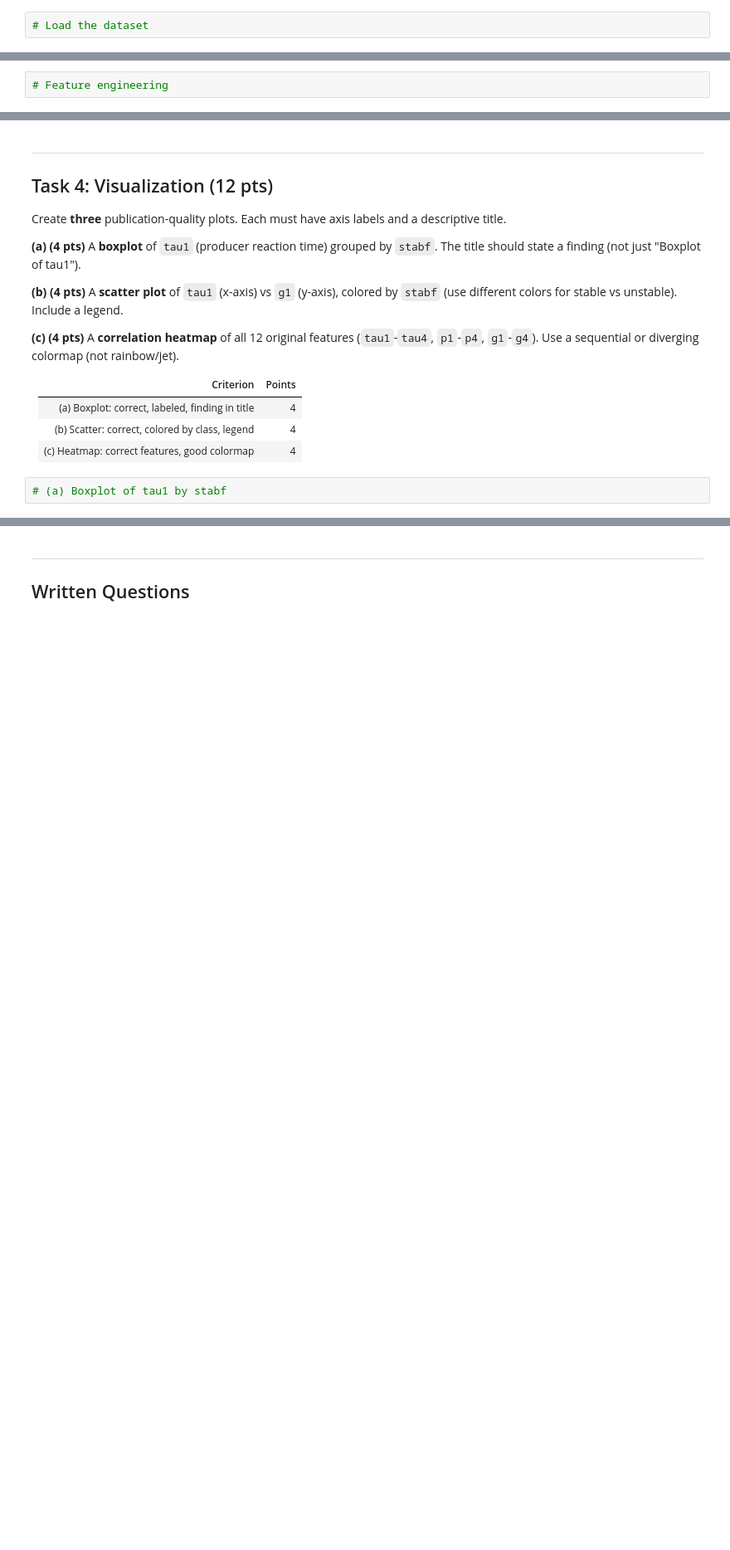
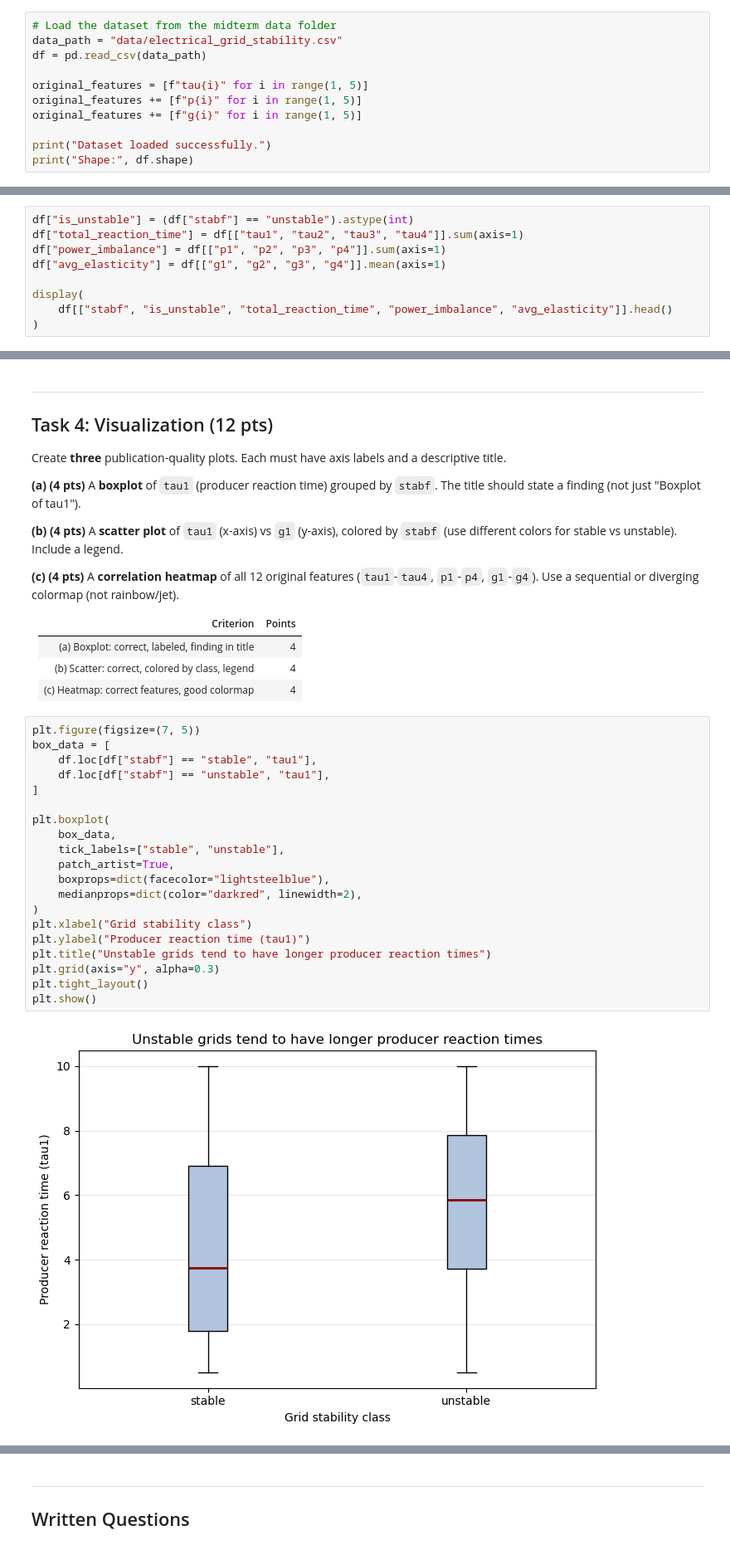
Before and after one commit to boralitost/CE49X, a Jupyter notebook: midterm/Part2_Coding_Exercise.ipynb, the cells around one changed output, grey strips where cells are left out. Shown at 83% size. Saved outputs shown, nothing was run; the diff lists cells and outputs as text; blank space fills up the shorter version.

Commit message:
Submit midterm Part 2: electrical grid stability notebook
Made-with: Cursor

```diff
--- a/midterm/Part2_Coding_Exercise.ipynb
+++ b/midterm/Part2_Coding_Exercise.ipynb
@@ -96,4 +96,13 @@ warnings.filterwarnings('ignore')
 | `.describe()` printed | 1 |
 | `stabf` value counts printed | 2 |
 # %%
-# Load the dataset
+# Load the dataset from the midterm data folder
+data_path = "data/electrical_grid_stability.csv"
+df = pd.read_csv(data_path)
+
+original_features = [f"tau{i}" for i in range(1, 5)]
+original_features += [f"p{i}" for i in range(1, 5)]
+original_features += [f"g{i}" for i in range(1, 5)]
+
+print("Dataset loaded successfully.")
+print("Shape:", df.shape)
@@ -117,4 +203,11 @@ warnings.filterwarnings('ignore')
 | `avg_elasticity` created | 1 |
 | Class balance printed (count + percentage) | 2 |
 # %%
-# Feature engineering
+df["is_unstable"] = (df["stabf"] == "unstable").astype(int)
+df["total_reaction_time"] = df[["tau1", "tau2", "tau3", "tau4"]].sum(axis=1)
+df["power_imbalance"] = df[["p1", "p2", "p3", "p4"]].sum(axis=1)
+df["avg_elasticity"] = df[["g1", "g2", "g3", "g4"]].mean(axis=1)
+
+display(
+    df[["stabf", "is_unstable", "total_reaction_time", "power_imbalance", "avg_elasticity"]].head()
+)
@@ -161,5 +361,25 @@ Create **three** publication-quality plots. Each must have axis labels and a des
 | (b) Scatter: correct, colored by class, legend | 4 |
 | (c) Heatmap: correct features, good colormap | 4 |
 # %%
-# (a) Boxplot of tau1 by stabf
+plt.figure(figsize=(7, 5))
+box_data = [
+    df.loc[df["stabf"] == "stable", "tau1"],
+    df.loc[df["stabf"] == "unstable", "tau1"],
+]
+
+plt.boxplot(
+    box_data,
+    tick_labels=["stable", "unstable"],
+    patch_artist=True,
+    boxprops=dict(facecolor="lightsteelblue"),
+    medianprops=dict(color="darkred", linewidth=2),
+)
+plt.xlabel("Grid stability class")
+plt.ylabel("Producer reaction time (tau1)")
+plt.title("Unstable grids tend to have longer producer reaction times")
+plt.grid(axis="y", alpha=0.3)
+plt.tight_layout()
+plt.show()
+# %% [output]
+[figure, added]
 # %%
```
Also changed, not shown: parts of 18 cells of this notebook.
